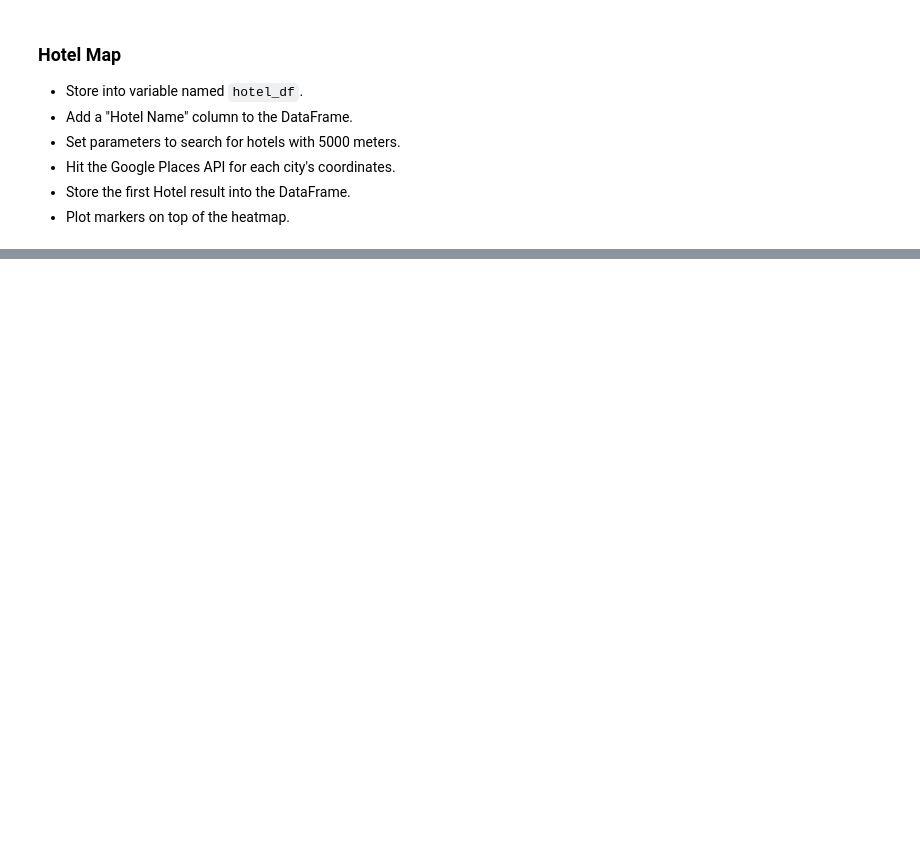
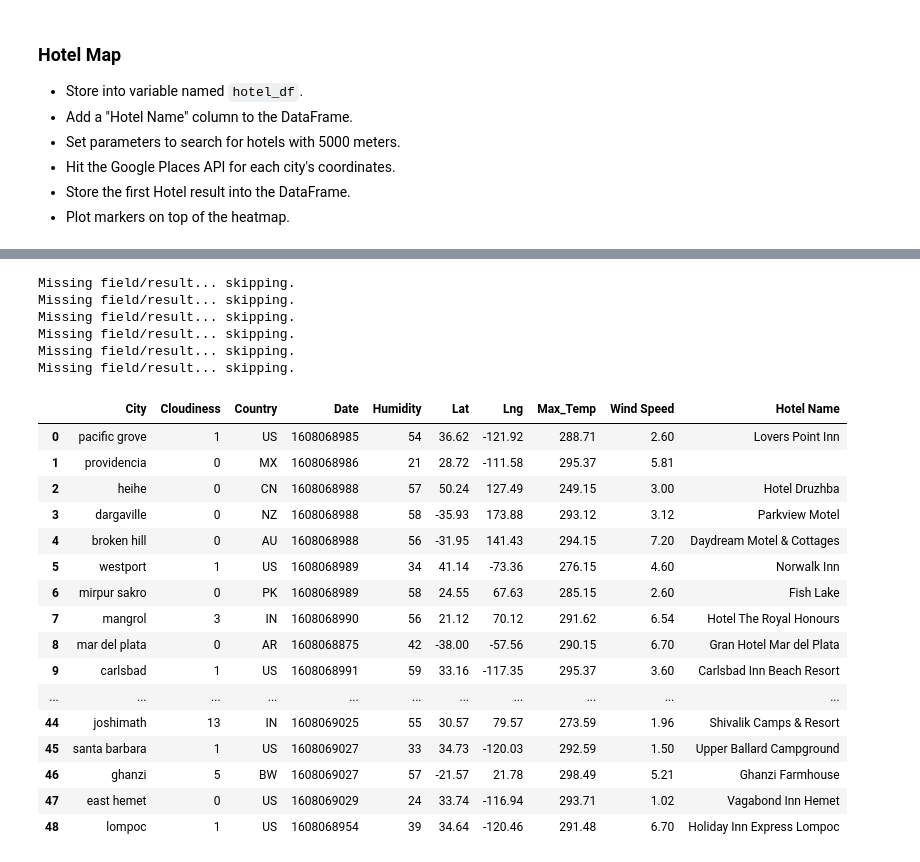
Before and after one commit to pnisenson/python-api-challenge, a Jupyter notebook: VacationPy/VacationPy.ipynb, the cells around one changed output, grey strips where cells are left out. Drawn from its saved outputs; the diff is of its cells as text; code cells hidden in the pictures; blank space fills up the shorter version.

Commit message:
got hotel names working

```diff
--- a/VacationPy/VacationPy.ipynb
+++ b/VacationPy/VacationPy.ipynb
@@ -95,0 +132,54 @@ hotel_df = ideal.copy()
+# %%
+hotel_df = ideal.copy()
+hotel_df["Hotel Name"] = ""
+
+params = {
+    "types": 'lodging',
+    "radius": 5000,
+    "key": g_key,
+}
+
+for index, row in hotel_df.iterrows():
+    base_url = "https://maps.googleapis.com/maps/api/place/nearbysearch/json"
+    #get lng/lat from df
+    lat_coord = row['Lat']
+    lng_coord = row['Lng']
+
+    # add location to params dict
+    params['location'] = f'{lat_coord},{lng_coord}'
+
+    # assemble url and make API request
+    response = requests.get(base_url, params=params).json()
+
+    # extract results
+    results = response['results']
+    try:
+        hotel_df.loc[index, 'Hotel Name'] = results[0]['name']
+    except (KeyError, IndexError):
+        print("Missing field/result... skipping.")
+
+hotel_df
+# %% [output]
+Missing field/result... skipping.
+Missing field/result... skipping.
+Missing field/result... skipping.
+Missing field/result... skipping.
+Missing field/result... skipping.
+Missing field/result... skipping.
+|  | City | Cloudiness | Country | Date | Humidity | Lat | Lng | Max_Temp | Wind Speed | Hotel Name |
+| 0 | pacific grove | 1 | US | 1608068985 | 54 | 36.62 | -121.92 | 288.71 | 2.60 | Lovers Point Inn |
+| 1 | providencia | 0 | MX | 1608068986 | 21 | 28.72 | -111.58 | 295.37 | 5.81 |  |
+| 2 | heihe | 0 | CN | 1608068988 | 57 | 50.24 | 127.49 | 249.15 | 3.00 | Hotel Druzhba |
+| 3 | dargaville | 0 | NZ | 1608068988 | 58 | -35.93 | 173.88 | 293.12 | 3.12 | Parkview Motel |
+| 4 | broken hill | 0 | AU | 1608068988 | 56 | -31.95 | 141.43 | 294.15 | 7.20 | Daydream Motel & Cottages |
+| 5 | westport | 1 | US | 1608068989 | 34 | 41.14 | -73.36 | 276.15 | 4.60 | Norwalk Inn |
+| 6 | mirpur sakro | 0 | PK | 1608068989 | 58 | 24.55 | 67.63 | 285.15 | 2.60 | Fish Lake |
+| 7 | mangrol | 3 | IN | 1608068990 | 56 | 21.12 | 70.12 | 291.62 | 6.54 | Hotel The Royal Honours |
+| 8 | mar del plata | 0 | AR | 1608068875 | 42 | -38.00 | -57.56 | 290.15 | 6.70 | Gran Hotel Mar del Plata |
+| 9 | carlsbad | 1 | US | 1608068991 | 59 | 33.16 | -117.35 | 295.37 | 3.60 | Carlsbad Inn Beach Resort |
+| ... | ... | ... | ... | ... | ... | ... | ... | ... | ... | ... |
+| 44 | joshimath | 13 | IN | 1608069025 | 55 | 30.57 | 79.57 | 273.59 | 1.96 | Shivalik Camps & Resort |
+| 45 | santa barbara | 1 | US | 1608069027 | 33 | 34.73 | -120.03 | 292.59 | 1.50 | Upper Ballard Campground |
+| 46 | ghanzi | 5 | BW | 1608069027 | 57 | -21.57 | 21.78 | 298.49 | 5.21 | Ghanzi Farmhouse |
+| 47 | east hemet | 0 | US | 1608069029 | 24 | 33.74 | -116.94 | 293.71 | 1.02 | Vagabond Inn Hemet |
+| 48 | lompoc | 1 | US | 1608068954 | 39 | 34.64 | -120.46 | 291.48 | 6.70 | Holiday Inn Express Lompoc |
```
Also changed, not shown: parts of 4 cells of this notebook.
